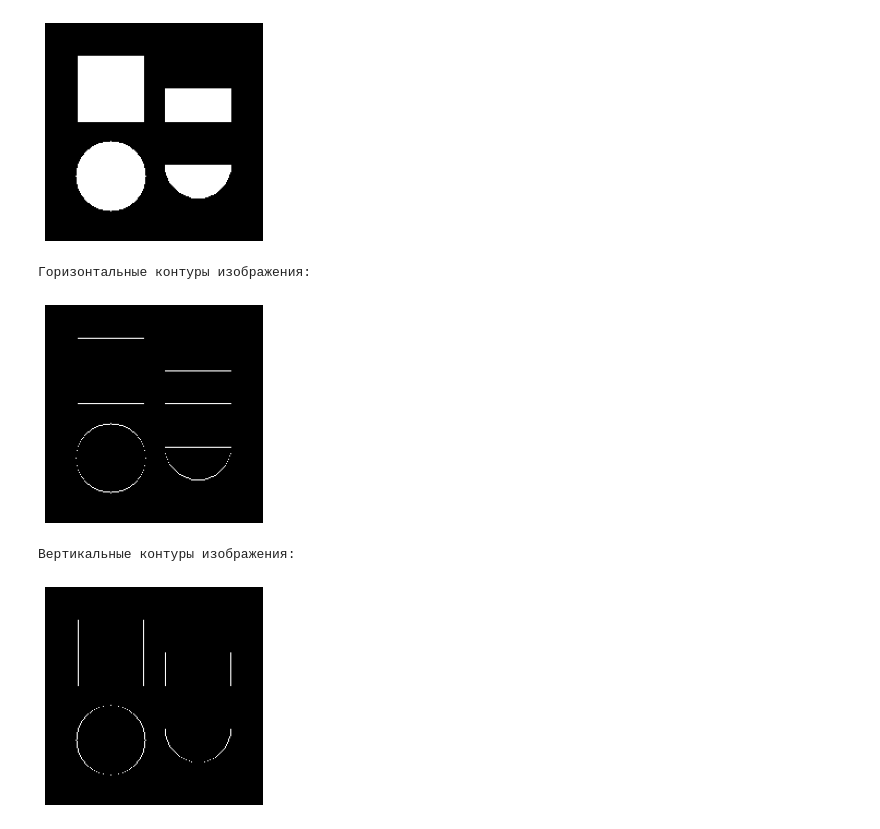
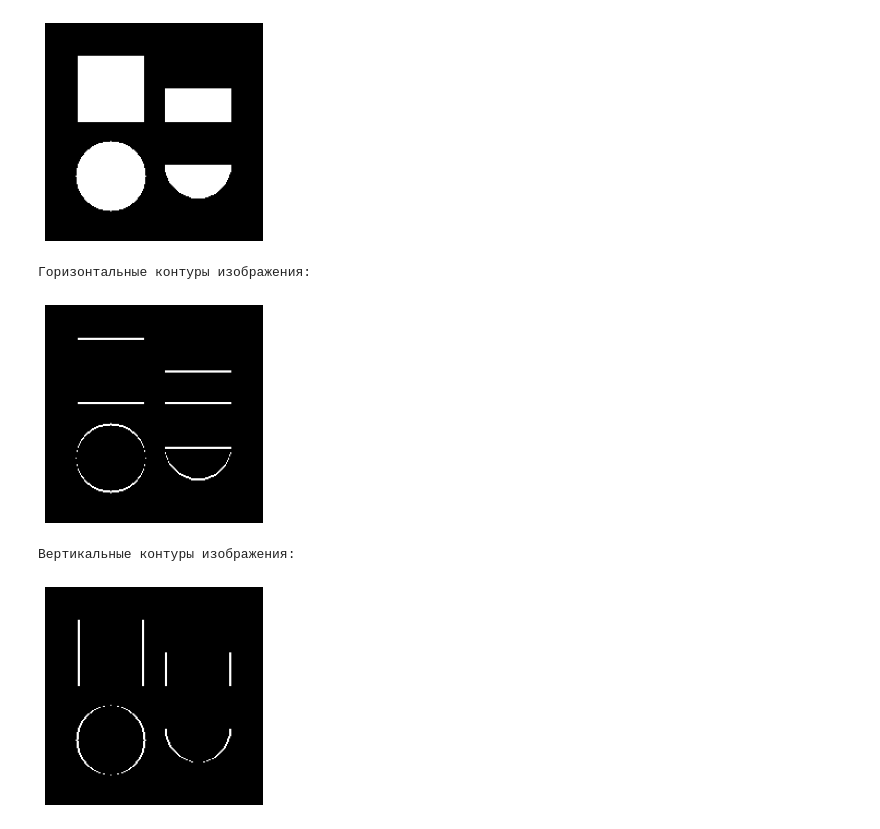
Before and after one commit to kolovratgas/Image-Processing, a Jupyter notebook: Lab_3/Lab_3.ipynb, the cells around one changed output. Saved outputs shown, nothing was run; the diff lists cells and outputs as text; code cells hidden in the pictures.

```diff
--- a/Lab_3/Lab_3.ipynb
+++ b/Lab_3/Lab_3.ipynb
@@ -295,21 +308,23 @@ show_image(img)
 [figure]
 # %%
 struct_element = np.array([
+    [True],
+    [True],
     [True],
     [True],
     [True]
 ])
 show_image((img ^ erosian(img, struct_element)))
 print("Горизонтальные контуры изображения:")
 # %% [output]
 Горизонтальные контуры изображения:
-[figure, old version]
+[figure, new version]
 # %%
 struct_element = np.array([
-    [True, True, True]
+    [True, True, True, True, True]
 ])
 show_image((img ^ erosian(img, struct_element)))
 print("Вертикальные контуры изображения:")
 # %% [output]
 Вертикальные контуры изображения:
-[figure, old version]
+[figure, new version]
```
Also changed, not shown: parts of 13 cells of this notebook.
